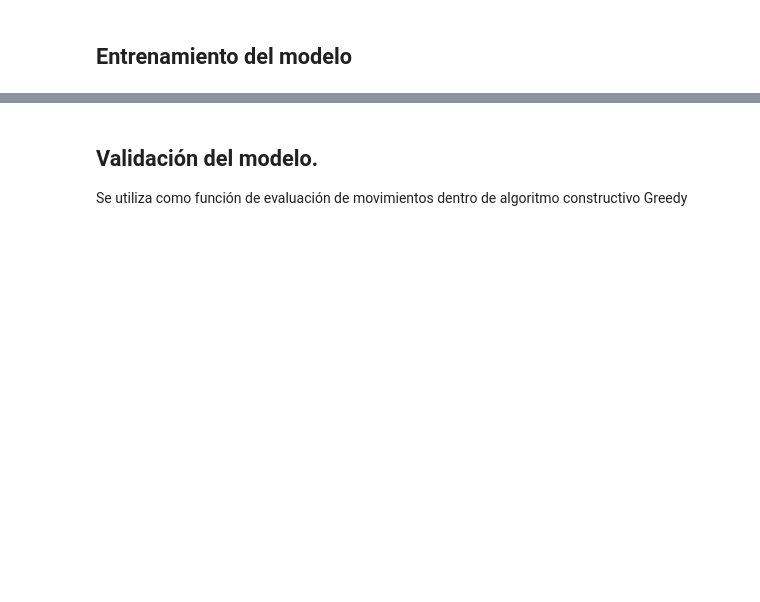
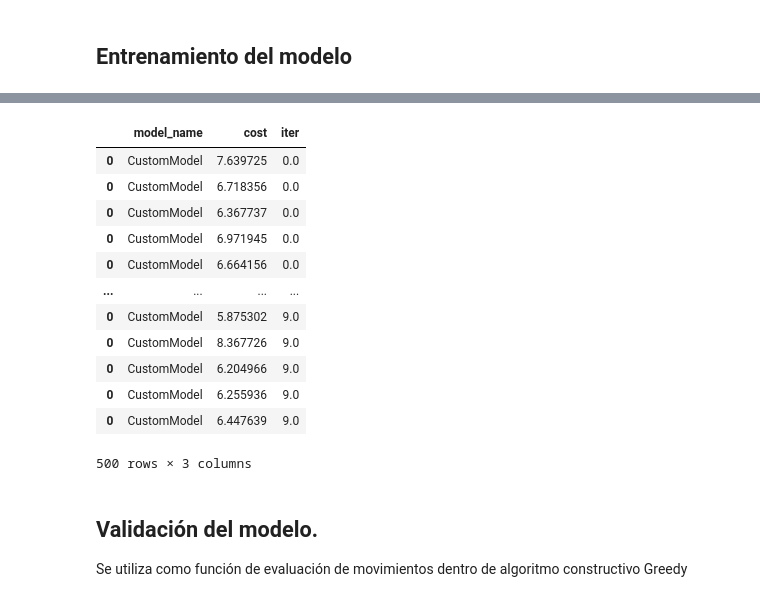
Before and after one commit to cykrr/tsp, a Jupyter notebook: Modelo_con_capas_atencionales_para_TSP_(pytorch).ipynb, the cells around one changed output, grey strips where cells are left out. Cells and saved outputs as stored; diff of their text form; code cells hidden in the pictures; blank space fills up the shorter version.

```diff
--- a/Modelo_con_capas_atencionales_para_TSP_(pytorch).ipynb
+++ b/Modelo_con_capas_atencionales_para_TSP_(pytorch).ipynb
@@ -326,3 +486,19 @@ Epoch 5, Val Loss: 0.3179, Val Accuracy: 89.20%
+# %%
+eval_df
+# %% [output]
+|  | model_name | cost | iter |
+| 0 | CustomModel | 7.639725 | 0.0 |
+| 0 | CustomModel | 6.718356 | 0.0 |
+| 0 | CustomModel | 6.367737 | 0.0 |
+| 0 | CustomModel | 6.971945 | 0.0 |
+| 0 | CustomModel | 6.664156 | 0.0 |
+| ... | ... | ... | ... |
+| 0 | CustomModel | 5.875302 | 9.0 |
+| 0 | CustomModel | 8.367726 | 9.0 |
+| 0 | CustomModel | 6.204966 | 9.0 |
+| 0 | CustomModel | 6.255936 | 9.0 |
+| 0 | CustomModel | 6.447639 | 9.0 |
+500 rows × 3 columns
 # %% [markdown]
 ## Validación del modelo.
 Se utiliza como función de evaluación de movimientos dentro de algoritmo constructivo Greedy
```
Also changed, not shown: parts of 13 cells of this notebook, 31 other files.
